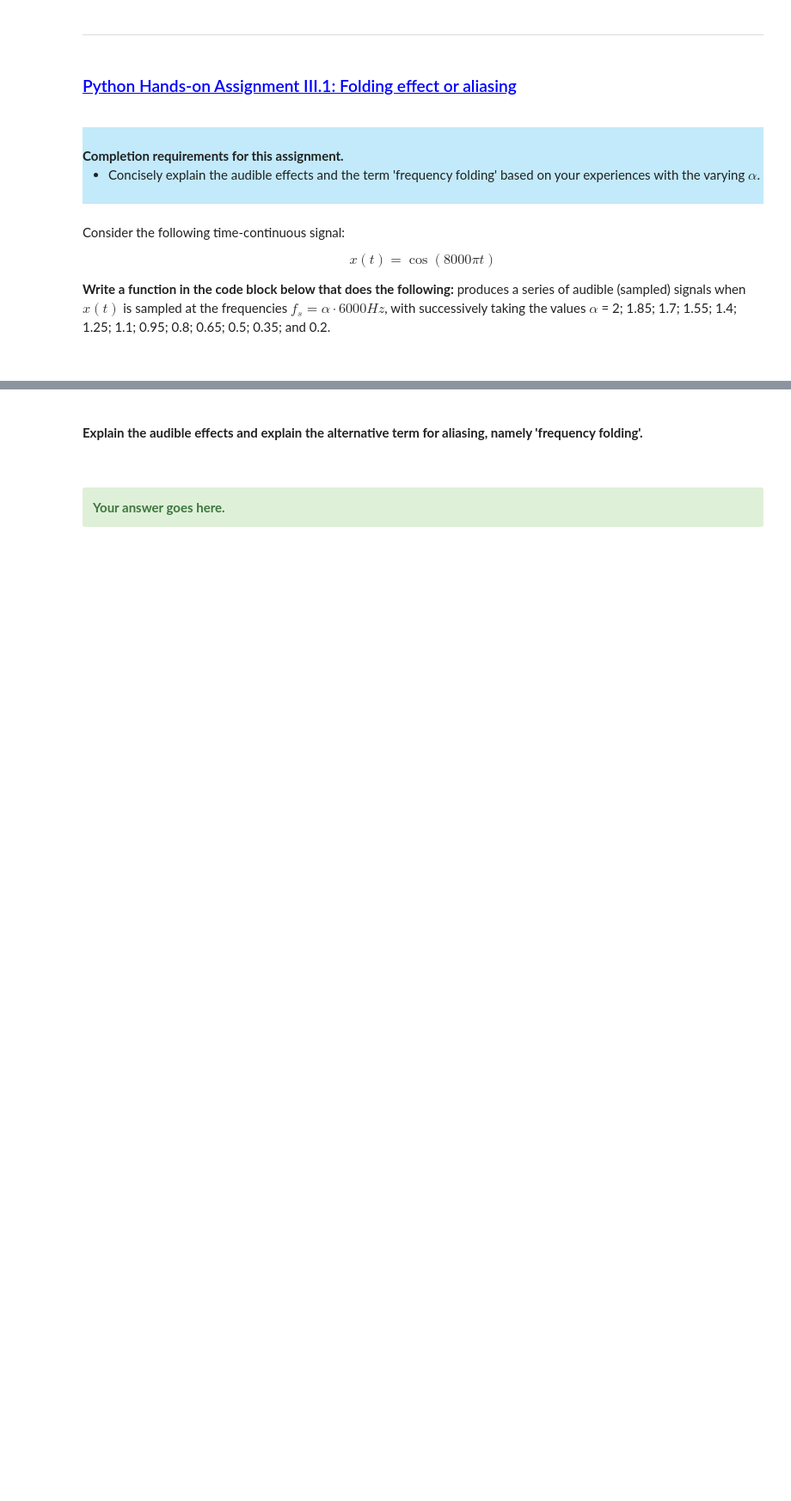
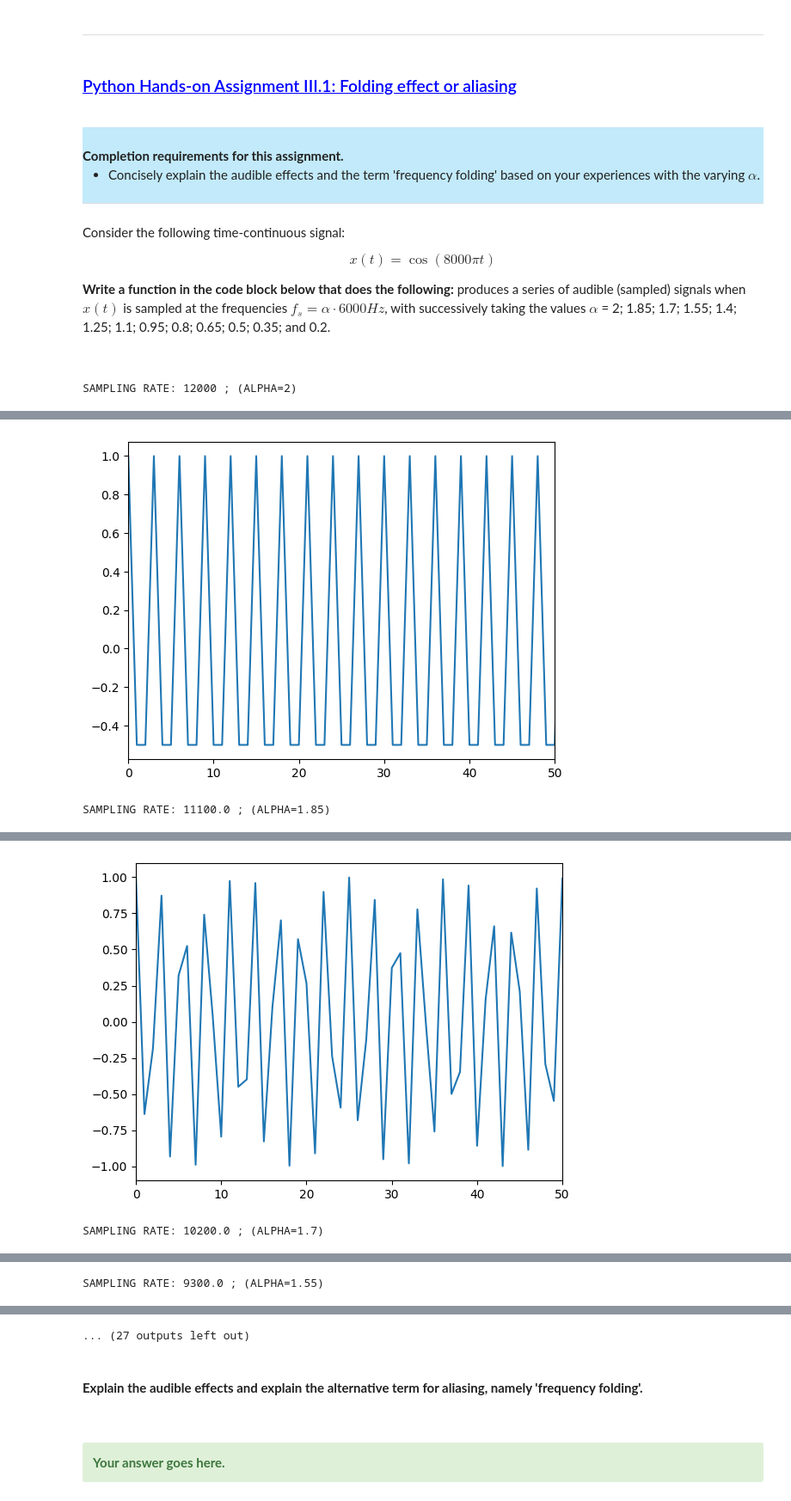
Before and after one commit to imonous/tud-cse2220-labs, a Jupyter notebook: wk3/Assignments_Week_III.ipynb, the cells around one changed output, grey strips where cells are left out. Shown at 86% size. Cells and saved outputs as stored; diff of their text form; code cells hidden in the pictures; blank space fills up the shorter version.

```diff
--- a/wk3/Assignments_Week_III.ipynb
+++ b/wk3/Assignments_Week_III.ipynb
@@ -75,4 +75,44 @@ Consider the following time-continuous signal:
 
 </div>
 # %%
-# Write your code here
+"""
+For each sample rate keep the length of the audio clip the same.
+Sample rate x hz -> x samples per second
+"""
+
+import math
+from collections import defaultdict
+
+
+def signal(t):
+    return math.cos(8000 * math.pi * t)
+
+# cosx = T = 2pi
+# cos(pi*x) = T = 2
+#  cos(2pi * x) = T = 1
+
+SIGNAL_PERIOD = 2 * math.pi / (8000 * math.pi)
+NUM_SECONDS = 5
+
+BASE_SAMPLING = 6000
+ALPHAS = [2, 1.85, 1.7, 1.55, 1.4, 1.25, 1.1, 0.95, 0.8, 0.65, 0.5, 0.35, 0.2]
+
+samples = defaultdict(lambda : [])
+for alpha in ALPHAS:
+    sample_rate = alpha * BASE_SAMPLING
+    time_step = 1 / sample_rate
+    iterations = int(NUM_SECONDS // time_step)
+
+    for iteration in range(iterations):
+        current_time_step = time_step * iteration
+        samples[alpha].append(signal(current_time_step))
+
+# plt.plot(samples[2])
+for alpha, values in samples.items():
+    print(f"SAMPLING RATE: {BASE_SAMPLING * alpha} ; (ALPHA={alpha})")
+    display(Audio(values, rate=alpha * BASE_SAMPLING))
+    plt.plot(values, label=alpha)
+    plt.xlim(xmin=0, xmax=50)
+    plt.show()
+# %% [output]
+SAMPLING RATE: 12000 ; (ALPHA=2)
@@ -78,0 +120,2 @@ Consider the following time-continuous signal:
+[figure, added]
+SAMPLING RATE: 11100.0 ; (ALPHA=1.85)
@@ -78,0 +123,2 @@ Consider the following time-continuous signal:
+[figure, added]
+SAMPLING RATE: 10200.0 ; (ALPHA=1.7)
@@ -78,0 +127 @@ Consider the following time-continuous signal:
+SAMPLING RATE: 9300.0 ; (ALPHA=1.55)
@@ -79,3 +130,4 @@ Consider the following time-continuous signal:
+... (27 outputs left out)
 # %% [markdown]
 <br>
 
```
Also changed, not shown: parts of 5 cells of this notebook.
